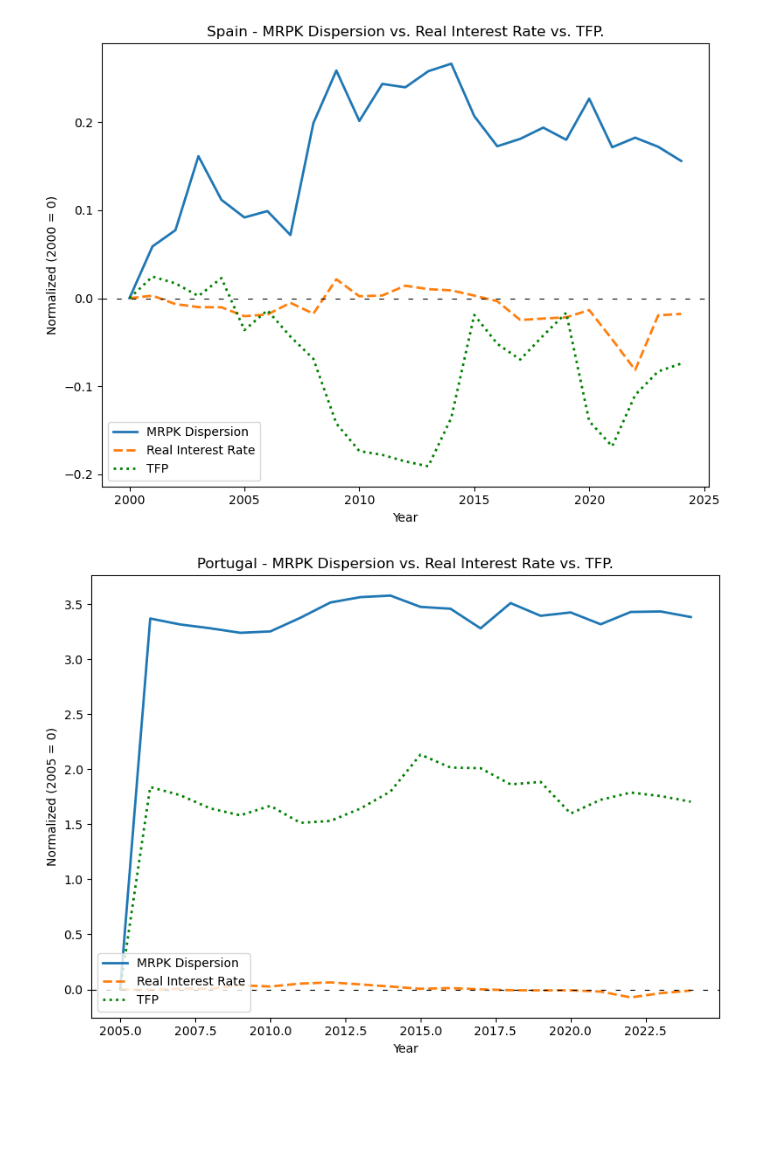
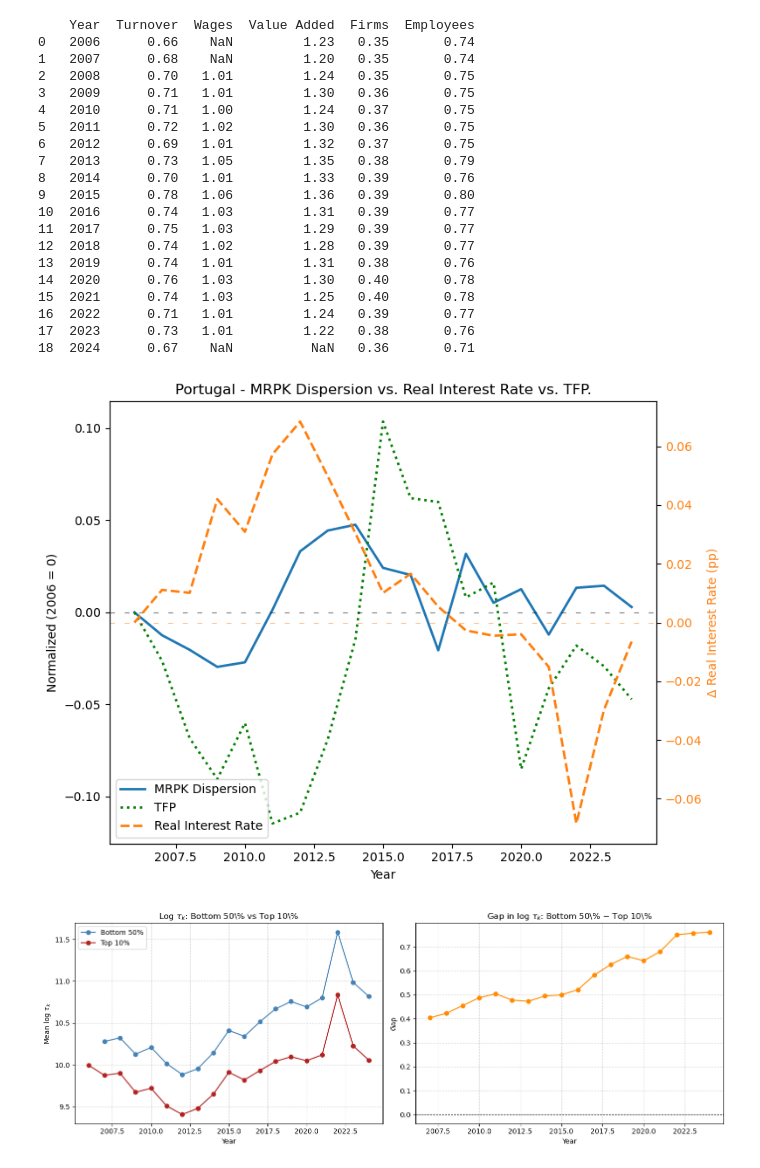
Before and after one commit to CurdinLieberherr/Master-Thesis, a Jupyter notebook: main.ipynb, the cells around one changed output. Saved outputs shown, nothing was run; the diff lists cells and outputs as text; code cells hidden in the pictures; blank space fills up the shorter version.

```diff
--- a/main.ipynb
+++ b/main.ipynb
@@ -29,11 +33,29 @@ fullspain.compare_df_eurostats()
-# %%
-fig  = fullspain.plot_mrpk_tfp_realrate()
-# %% [output]
-[figure, removed]
 # %%
-portugal = MisallocationAnalysis('Portugal', start = 2000, end=2024)
-portugal.compare_df_eurostats()
+portugal = MisallocationAnalysis('Portugal', start = 2006, end=2024)
+print(portugal.compare_df_eurostats())
 fig = portugal.plot_mrpk_tfp_realrate()
+figtau  = portugal.plot_capital_wedges()
 # %% [output]
+    Year  Turnover  Wages  Value Added  Firms  Employees
+0   2006      0.66    NaN         1.23   0.35       0.74
+1   2007      0.68    NaN         1.20   0.35       0.74
+2   2008      0.70   1.01         1.24   0.35       0.75
+3   2009      0.71   1.01         1.30   0.36       0.75
+4   2010      0.71   1.00         1.24   0.37       0.75
+5   2011      0.72   1.02         1.30   0.36       0.75
+6   2012      0.69   1.01         1.32   0.37       0.75
+7   2013      0.73   1.05         1.35   0.38       0.79
+8   2014      0.70   1.01         1.33   0.39       0.76
+9   2015      0.78   1.06         1.36   0.39       0.80
+10  2016      0.74   1.03         1.31   0.39       0.77
+11  2017      0.75   1.03         1.29   0.39       0.77
+12  2018      0.74   1.02         1.28   0.39       0.77
+13  2019      0.74   1.01         1.31   0.38       0.76
+14  2020      0.76   1.03         1.30   0.40       0.78
+15  2021      0.74   1.03         1.25   0.40       0.78
+16  2022      0.71   1.01         1.24   0.39       0.77
+17  2023      0.73   1.01         1.22   0.38       0.76
+18  2024      0.67    NaN          NaN   0.36       0.71
-[figure, old version]
+[figure, new version]
+[figure, added]
 # %%
```
Also changed, not shown: parts of 7 cells of this notebook, 2 other files.
